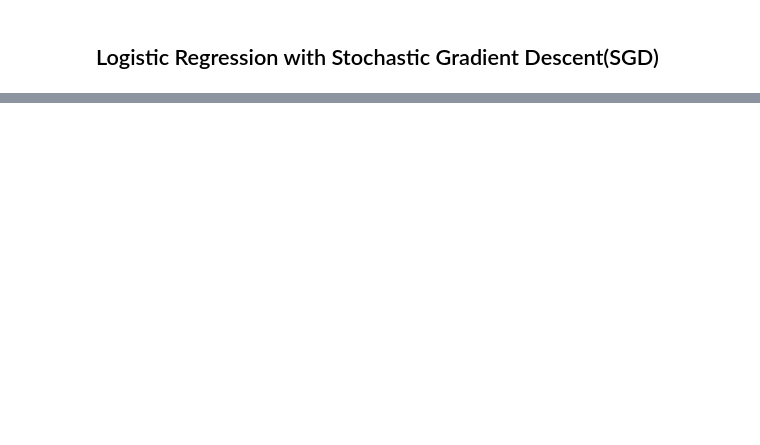
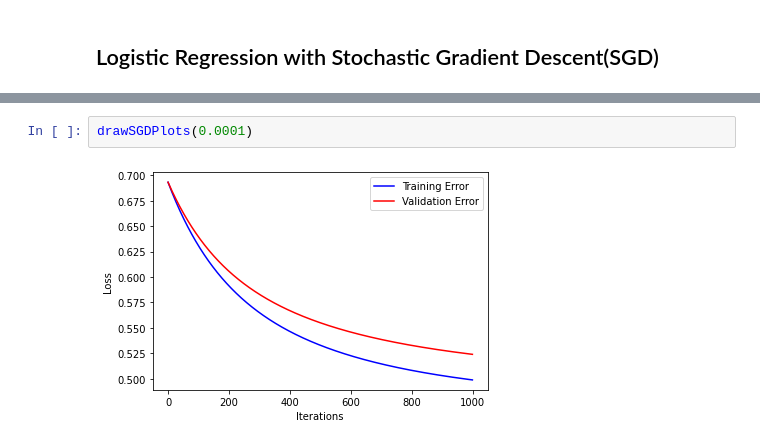
Before and after one commit to PritishWadhwa/ML-Assignments, a Jupyter notebook: Assignment1/Q2.ipynb, the cells around one changed output, grey strips where cells are left out. Drawn from its saved outputs; the diff is of its cells as text; blank space fills up the shorter version.

```diff
--- a/Assignment1/Q2.ipynb
+++ b/Assignment1/Q2.ipynb
@@ -235,0 +264,4 @@ def stochasticGradientDescent(X_train, y_train, X_validation, y_validation, lear
+# %%
+drawSGDPlots(0.0001)
+# %% [output]
+[figure, added]
```
Also changed, not shown: parts of 22 cells of this notebook.
